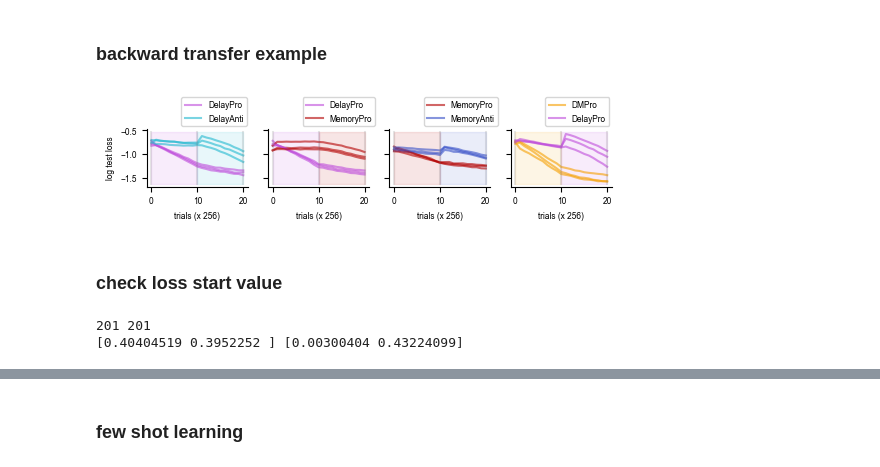
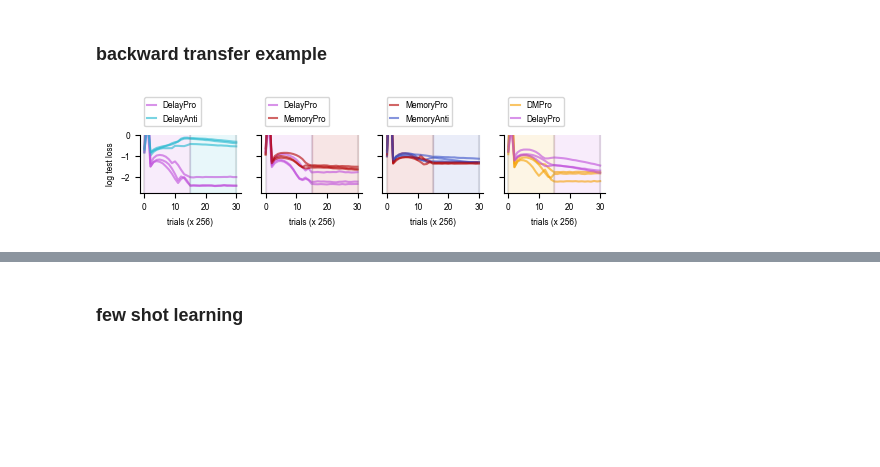
Before and after one commit to hzshan/context_inference_rnn, a Jupyter notebook: train.ipynb, the cells around one changed output, grey strips where cells are left out. Cells and saved outputs as stored; diff of their text form; code cells hidden in the pictures; blank space fills up the shorter version.

```diff
--- a/train.ipynb
+++ b/train.ipynb
@@ -201,13 +212,15 @@ fig.savefig(fig_name.replace('.png', '.pdf'), bbox_inches='tight')
 # %% [markdown]
 ### forward and backward transfer
 # %%
+plt.rcParams.update({'font.size': 6,})
 check_type = ['forward', 'backward'][0]
 task_list_name_fn = lambda cur_task_list: ''.join([cur.split('_')[0][0] + cur.split('_')[1].lower() for cur in cur_task_list])
 all_task_list = ['PRO_D', 'ANTI_D', 'PRO_M', 'ANTI_M', 'PRO_DM', 'ANTI_DM']
 nonlin_str = '_relu'
 nitr_str = '' if check_type == 'forward' else '_nitr10'
-fig, axes = plt.subplots(6, 6, figsize=(8, 8), sharey=True, sharex=True)
-fig.subplots_adjust(wspace=0.1, hspace=0.2)
+sharey = True if check_type == 'forward' else 'row'
+fig, axes = plt.subplots(6, 6, figsize=(6, 4), sharey=sharey, sharex=True)
+fig.subplots_adjust(wspace=0.2, hspace=0.2)
 for itask1, task1 in enumerate(all_task_list):
     for itask2, task2 in enumerate(all_task_list):
         cur_task_list = [task1] if task1 == task2 else [task1, task2]
@@ -238,15 +251,18 @@ for itask1, task1 in enumerate(all_task_list):
                 axes[[itask1, itask2][ii], [itask1, itask2][1 - ii]].plot(plot_y, **kwargs)
 
 for itask, task in enumerate(all_task_list):
-    axes[itask, 0].set_ylabel(task + '\n\n log test loss')
+    task_label = label_dict[task]
+    axes[itask, 0].set_ylabel(task_label + '\n log test loss')
     if check_type == 'forward':
-        axes[0, itask].set_title('after ' + task)
+        axes[0, itask].set_title('after\n' + task_label)
     else:
-        axes[0, itask].set_title('during ' + task)
+        axes[0, itask].set_title('during\n' + task_label)
 
 for ax in axes.flatten():
     ax.spines[['top', 'right']].set_visible(False)
 for ax in axes[-1]:
     ax.set_xlabel('trials (x {})'.format(int(256 * config['ckpt_step'])))
-fig.savefig(f'./figures/{check_type}_transfer{nitr_str}.png', bbox_inches='tight')
+fig_name = f'./figures/{check_type}_transfer{nitr_str}.png'
+fig.savefig(fig_name, bbox_inches='tight')
+fig.savefig(fig_name.replace('.png', '.pdf'), bbox_inches='tight')
 # %% [output]
@@ -289,55 +305,52 @@ fig.savefig(fig_name.replace('.png', '.pdf'), bbox_inches='tight', transparent=T
 # %% [markdown]
 ### backward transfer example
 # %%
+plt.rcParams.update({'font.size': 6,})
 task_order_list = ['PdAd', 'PdPm', 'PmAm', 'PdmPd']
 fig, axes = plt.subplots(1, len(task_order_list), figsize=(1.5 * len(task_order_list), 0.75),
                          sharex=True, sharey=True)
+#########################
+# save_name_fn = lambda task_order, seed: f'cxtrnn_seq_v2_gating3_ioZ_relu_{task_order}_nitr10_tskm512_sd{seed}'
+# save_sfx = ''
+#########################
+nonlin_str = ['_relu', ''][0]
+nitr = 15
+save_name_fn = lambda task_order, seed: f'leakyrnn_v1_proj{nonlin_str}_{task_order}_nitr{nitr}_AdamWithProj_sd{seed}'
+save_sfx = f'_owp{nonlin_str}_nitr{nitr}'
+#########################
 for task_order, ax in zip(task_order_list, axes):
     for seed in range(3):
-        save_name = f'cxtrnn_seq_v2_gating3_ioZ_relu_{task_order}_nitr10_tskm512_sd{seed}'
+        save_name = save_name_fn(task_order, seed)
+        if not os.path.isfile(f'./saved_models/{save_name}/model.pth'):
+            print(save_name)
+            continue
         config = load_config(save_name)
         config['retrain'] = False
-        model, tr_loss_arr, ts_loss_arr, ts_perf_arr = train_cxtrnn_sequential(**config)
+        train_fn = eval(config.get('train_fn', 'train_cxtrnn_sequential'))
+        model, tr_loss_arr, ts_loss_arr, ts_perf_arr = train_fn(**config)
         ts_arr = np.log(ts_loss_arr)
         for itask, task_ts in enumerate(config['task_list']):
             label_kwargs = {'label': label_dict[task_ts]} if seed == 0 else {}
             ax.plot(ts_arr[itask], color=color_dict[task_ts], alpha=0.6, **label_kwargs)
 ymin, ymax = axes[0].get_ylim()
 for task_order, ax in zip(task_order_list, axes):
-    save_name = f'cxtrnn_seq_v2_gating3_ioZ_relu_{task_order}_nitr10_tskm512_sd0'
+    save_name = save_name_fn(task_order, 0)
     config = load_config(save_name)
     dn_ckpt = config['num_iter'] / config['ckpt_step']
     for itask in range(len(config['task_list']) + 1):
         ax.plot([itask * dn_ckpt] * 2, [ymin, ymax], alpha=0.2, color='gray')
     for itask, task_ts in enumerate(config['task_list']):
         ax.fill_between([itask * dn_ckpt, (itask + 1) * dn_ckpt], ymin, ymax,
                          color=color_dict[task_ts], alpha=0.1)
     ax.set_xlabel('trials (x {})'.format(config['batch_size']))
 axes[0].set_ylabel('log test loss')
 for ax in axes:
-    ax.legend(loc='center left', bbox_to_anchor=(0.3, 1.3))
+    ax.legend(loc='center left', bbox_to_anchor=(0, 1.4), handlelength=1)
     ax.spines[['top', 'right']].set_visible(False)
-fig_name = f'./figures/backward_transfer_example.png'
+if 'leakyrnn_v1_proj_relu' in save_name:
+    axes[0].set_ylim(ymin, 0)
+fig_name = f'./figures/backward_transfer_example{save_sfx}.png'
 fig.savefig(fig_name, bbox_inches='tight')
 fig.savefig(fig_name.replace('.png', '.pdf'), bbox_inches='tight')
 # %% [output]
-[figure, old version]
+[figure, new version]
-# %% [markdown]
-### check loss start value
-# %%
-save_name = 'cxtrnn_seq_v2_gating3_ioZ_relu_PmAm_tskm512_sd0'
-config = load_config(save_name)
-config['retrain'] = False
-model, tr_loss_arr, ts_loss_arr, ts_perf_arr = train_cxtrnn_sequential(**config)
-device = torch.device("cuda:0" if torch.cuda.is_available() else "cpu")
-ckpt_list = torch.load(config['save_dir'] + '/ckpt_list.pth', map_location=torch.device(device))
-with open(config['save_dir'] + '/task_model.pkl', 'rb') as f:
-    _ = pickle.load(f)
-    task_model_ckpt_list = pickle.load(f)
-print(len(ckpt_list), len(task_model_ckpt_list))
-print(ts_loss_arr[:, 0], ts_loss_arr[:, 100])
-# [0.40404519 0.3952252 ] [0.00300404 0.43224099]
-# [0.43429607] [0.0025932]
-# %% [output]
-201 201
-[0.40404519 0.3952252 ] [0.00300404 0.43224099]
```
Also changed, not shown: parts of 20 cells of this notebook, 2 other files.
